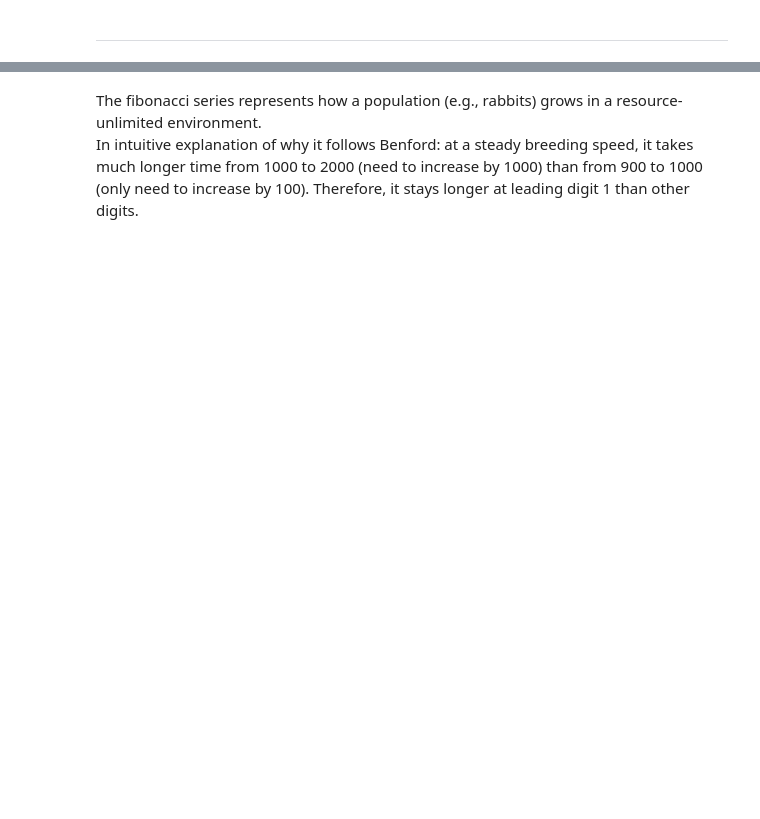
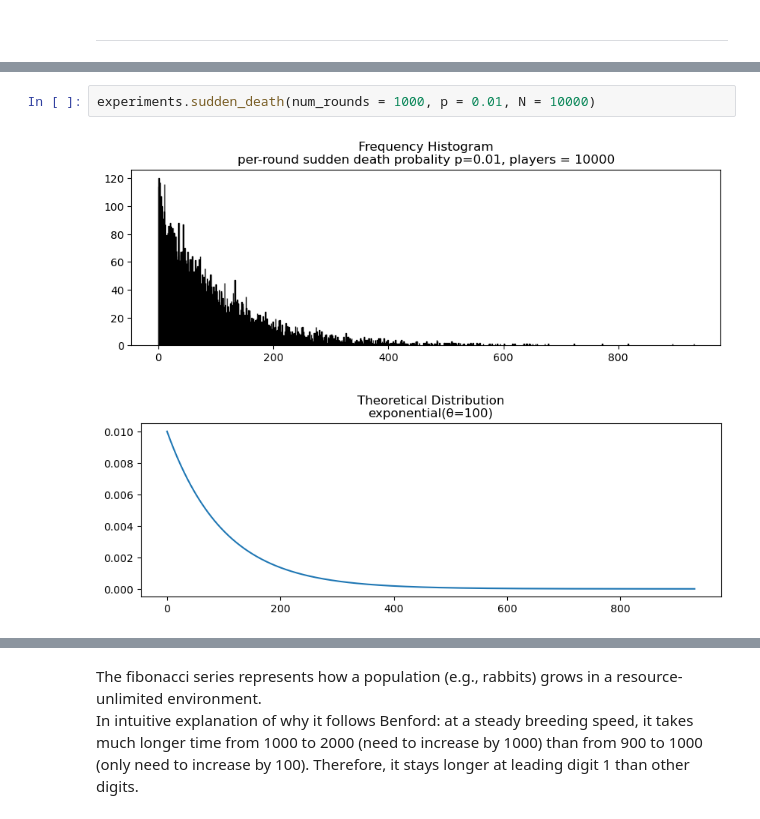
Before and after one commit to zhangys11/mc, a Jupyter notebook: demo.ipynb, the cells around one changed output, grey strips where cells are left out. Cells and saved outputs as stored; diff of their text form; blank space fills up the shorter version.

```diff
--- a/demo.ipynb
+++ b/demo.ipynb
@@ -289,0 +184,5 @@ benford('trade')
+# %%
+experiments.sudden_death(num_rounds = 1000, p = 0.01, N = 10000)
+# %% [output]
+[figure, added]
+[figure, added]
```
Also changed, not shown: parts of 124 cells of this notebook, 4 other files.
